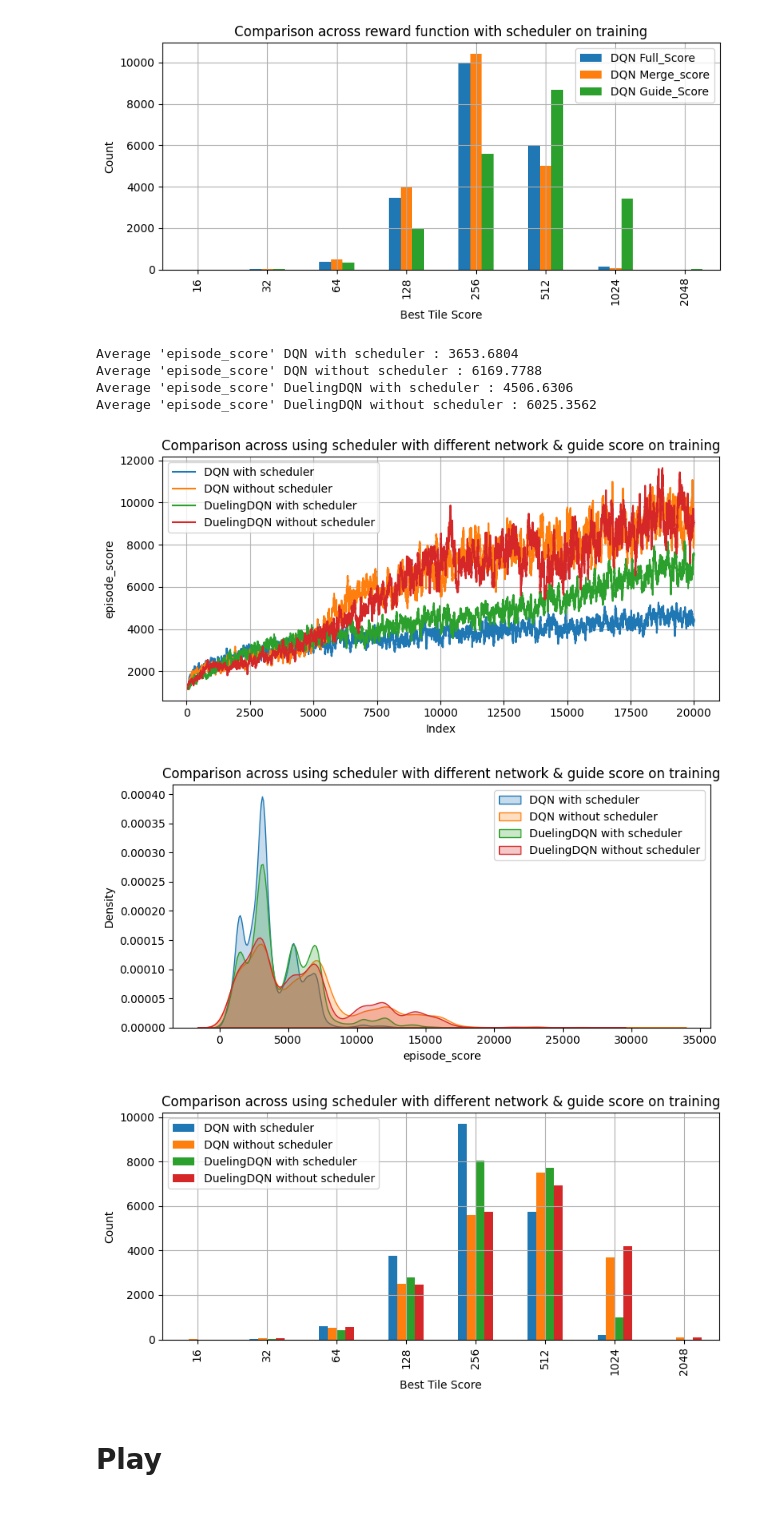
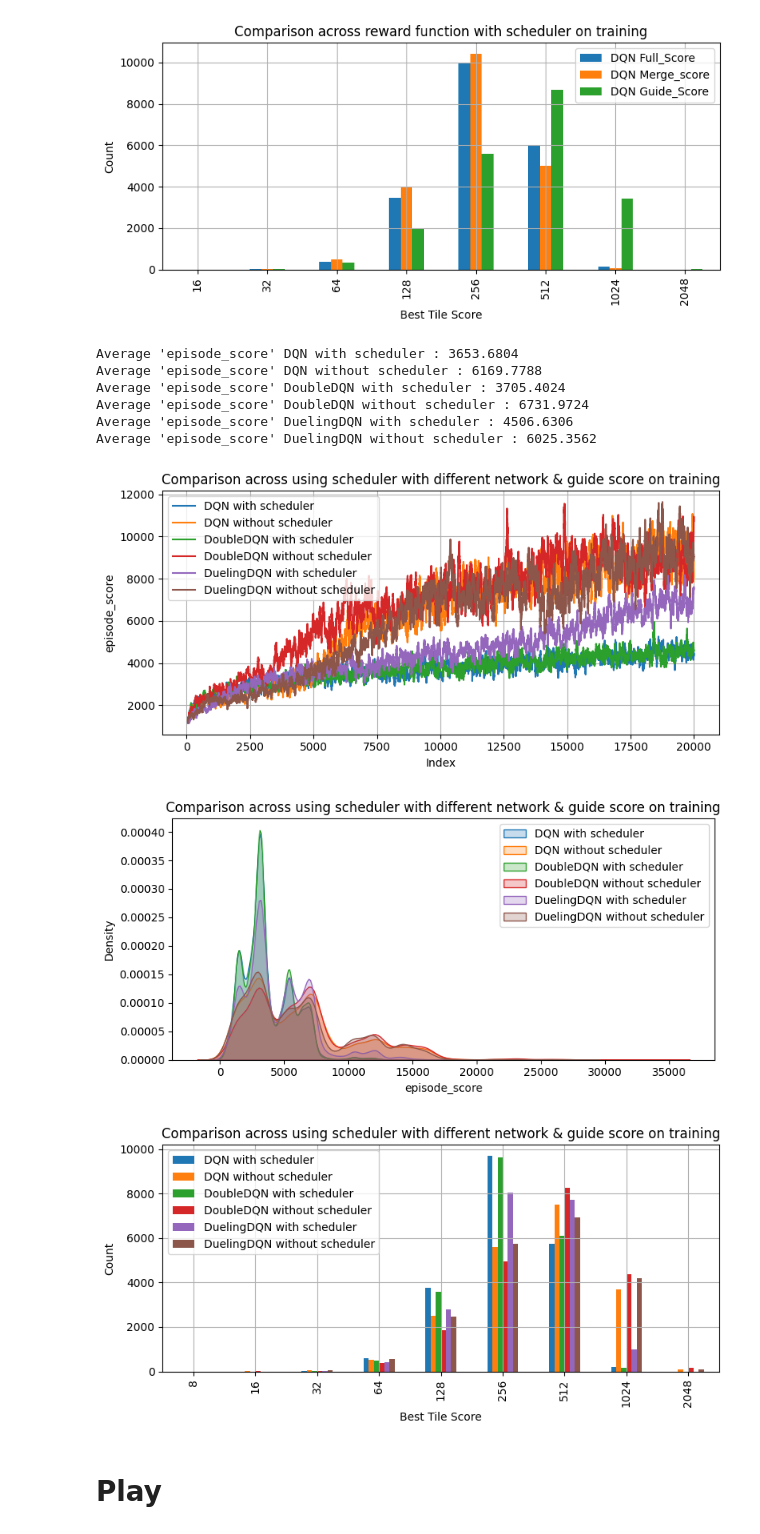
Before and after one commit to HBBEEP/DRL_FinalProject, a Jupyter notebook: plot.ipynb, the cells around one changed output. Cells and saved outputs as stored; diff of their text form; code cells hidden in the pictures.

```diff
--- a/plot.ipynb
+++ b/plot.ipynb
@@ -139,29 +139,35 @@ Average 'episode_score' DQN Guide_Score : 6244.0596
 # %%
 Train_guide_sche_files = [
     r"C:\STORAGE\FIBO\Sem_4_2\DRL\DRL_final\DQN_policy_exp3\train_log.csv",
     r"C:\STORAGE\FIBO\Sem_4_2\DRL\DRL_final\DQN_policy_exp9_guide_no_sheduler\train_log.csv",
+    r"C:\STORAGE\FIBO\Sem_4_2\DRL\DRL_final\DoubleDQN_policy_exp2\train_log.csv",
+    r"C:\STORAGE\FIBO\Sem_4_2\DRL\DRL_final\DoubleDQN_policy_exp3\train_log.csv",
     r"C:\STORAGE\FIBO\Sem_4_2\DRL\DRL_final\DuelingDQN_policy_exp2\train_log.csv",
     r"C:\STORAGE\FIBO\Sem_4_2\DRL\DRL_final\DuelingDQN_policy_exp3\train_log.csv",
 ]
 Train_guide_sche_labels = [
     r"DQN with scheduler",
     r"DQN without scheduler",
+    r"DoubleDQN with scheduler",
+    r"DoubleDQN without scheduler",
     r"DuelingDQN with scheduler",
     r"DuelingDQN without scheduler",
 ]
 
 calculate_average_score(Train_guide_sche_files,Train_guide_sche_labels,'episode_score')
 plot_episode_scores(Train_guide_sche_files,'episode_score',Train_guide_sche_labels,'Comparison across using scheduler with different network & guide score on training',window=50,figsize=(8, 4))
 plot_episode_score_distribution(Train_guide_sche_files,'episode_score',Train_guide_sche_labels,'Comparison across using scheduler with different network & guide score on training',figsize=(8, 4))
 plot_best_tile_score_distribution(Train_guide_sche_files,Train_guide_sche_labels,'Comparison across using scheduler with different network & guide score on training',figsize=(8, 4))
 # %% [output]
 Average 'episode_score' DQN with scheduler : 3653.6804
 Average 'episode_score' DQN without scheduler : 6169.7788
+Average 'episode_score' DoubleDQN with scheduler : 3705.4024
+Average 'episode_score' DoubleDQN without scheduler : 6731.9724
 Average 'episode_score' DuelingDQN with scheduler : 4506.6306
 Average 'episode_score' DuelingDQN without scheduler : 6025.3562
-[figure, old version]
+[figure, new version]
-[figure, old version]
+[figure, new version]
-[figure, old version]
+[figure, new version]
 # %% [markdown]
 # Play
 # %%
```
Also changed, not shown: parts of 2 cells of this notebook, 18 other files.
